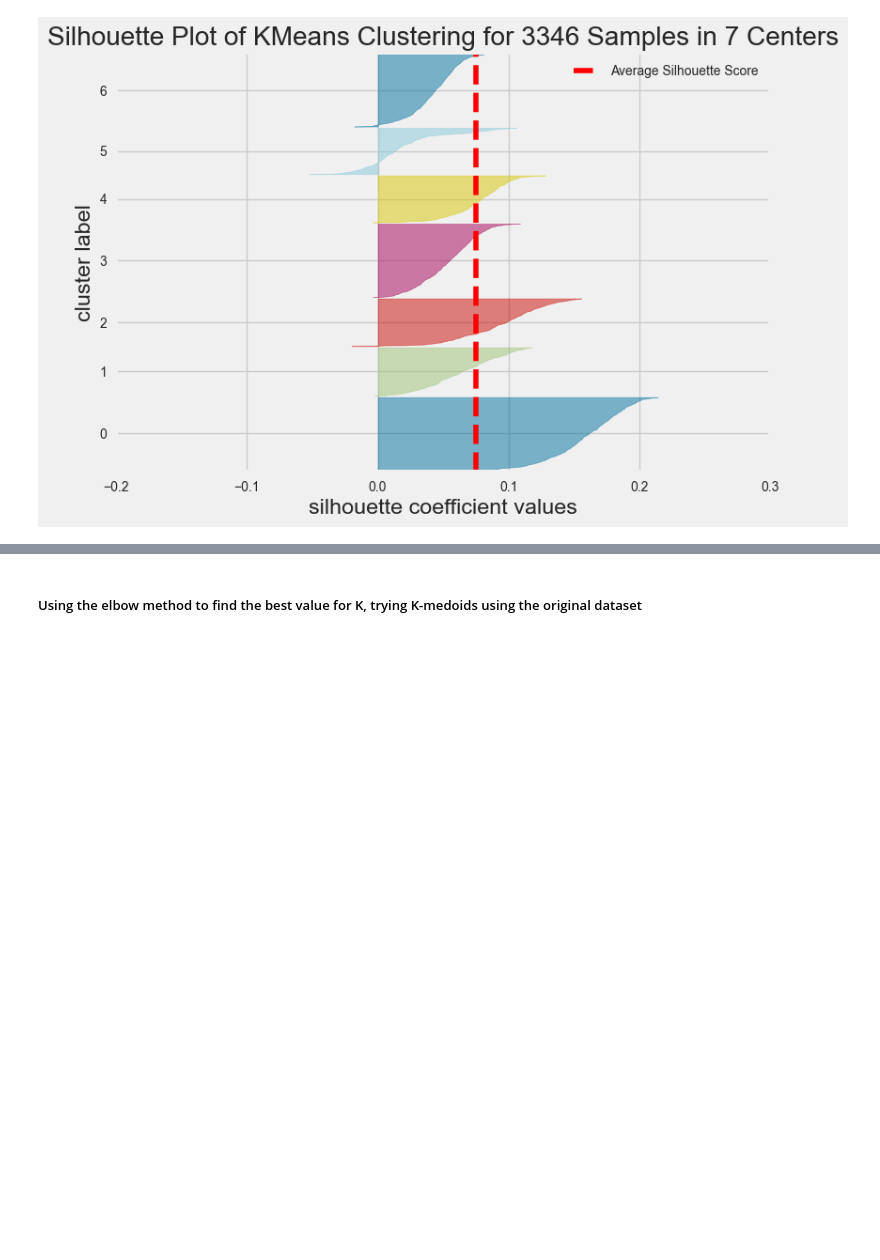
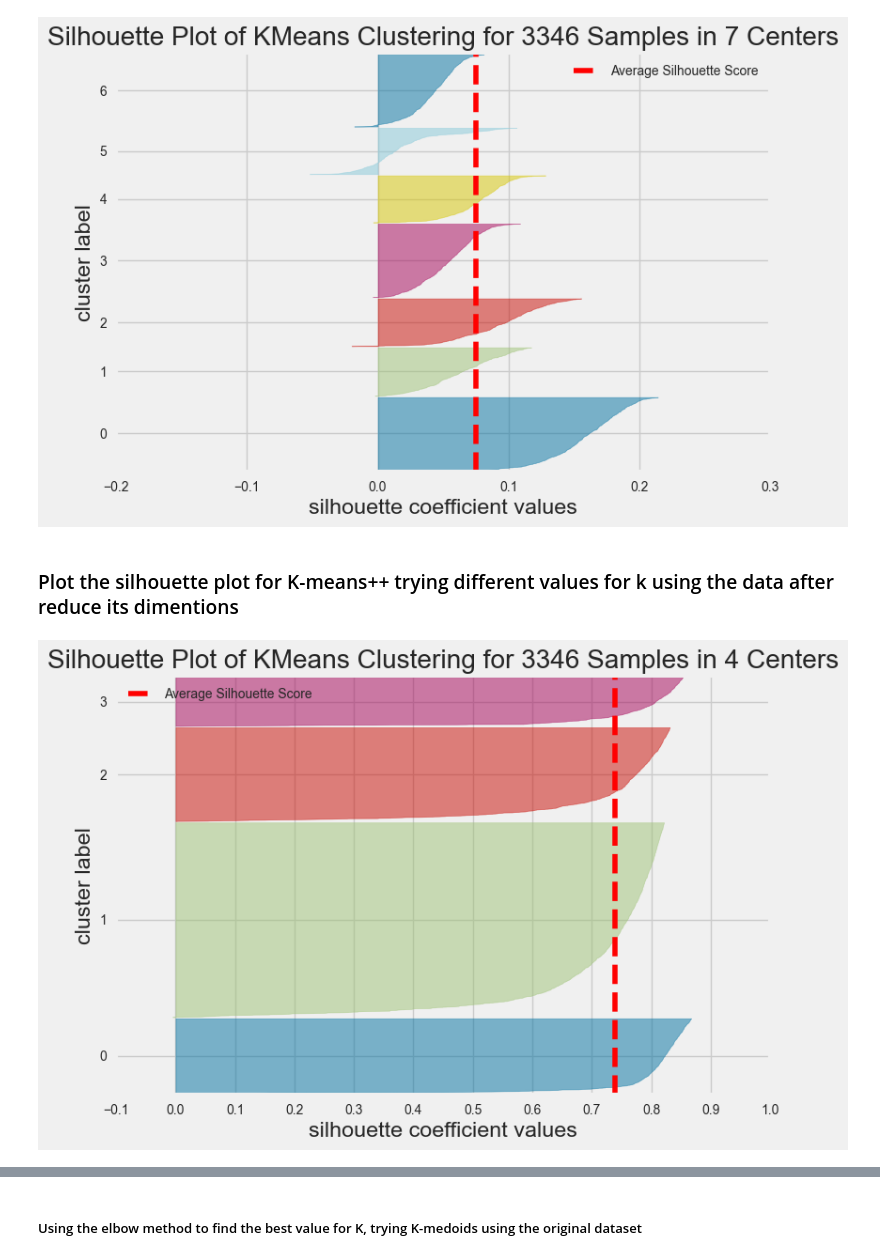
Before and after one commit to mawada-sweis/Clustering-Analysis, a Jupyter notebook: models/Center Based Clusters.ipynb, the cells around one changed output, grey strips where cells are left out. Saved outputs shown, nothing was run; the diff lists cells and outputs as text; code cells hidden in the pictures; blank space fills up the shorter version.

```diff
--- a/models/Center Based Clusters.ipynb
+++ b/models/Center Based Clusters.ipynb
@@ -141,3 +93,9 @@ cbc.plot_silhoutte_k_mean(6, KMeans, data)
 cbc.plot_silhoutte_k_mean(7, KMeans, data)
 # %% [output]
 [figure]
+# %% [markdown]
+### Plot the silhouette plot for K-means++ trying different values for k using the data after reduce its dimentions
+# %%
+cbc.plot_silhoutte_k_mean(4, KMeans, two_components_df)
+# %% [output]
+[figure, added]
```
Also changed, not shown: parts of 27 cells of this notebook, 1 other file.
